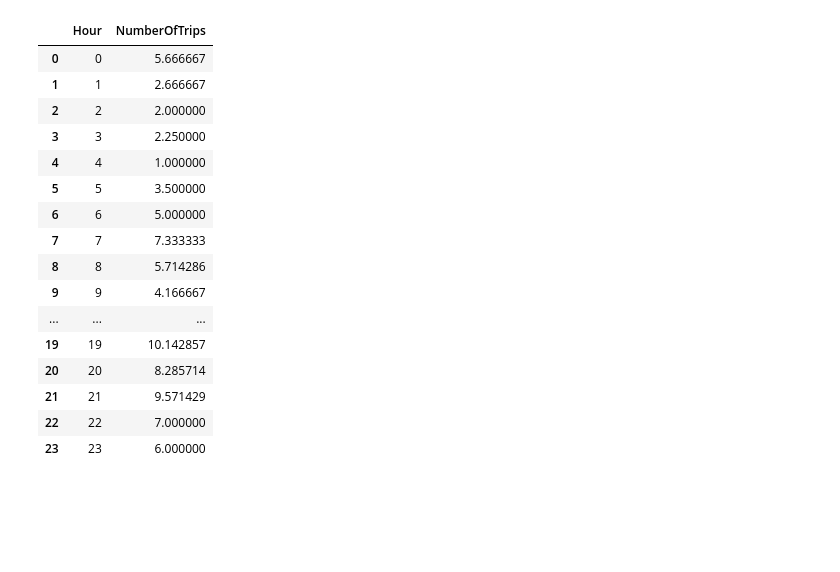
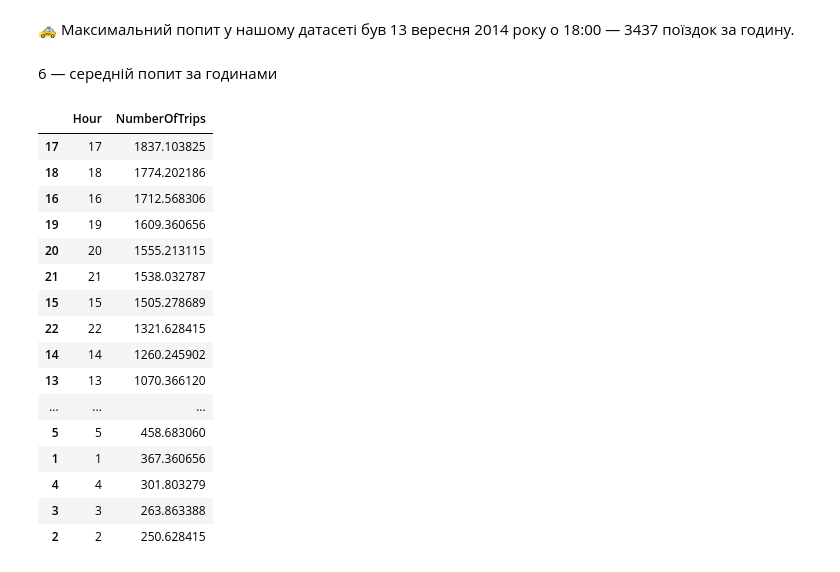
Before and after one commit to pavlenkosasha/MillionaireAPI, a Jupyter notebook: Uber_Pickups_in_New_York_City_PAVLENKO.ipynb, the cells around one changed output. Drawn from its saved outputs; the diff is of its cells as text; code cells hidden in the pictures; blank space fills up the shorter version.

```diff
--- a/Uber_Pickups_in_New_York_City_PAVLENKO.ipynb
+++ b/Uber_Pickups_in_New_York_City_PAVLENKO.ipynb
@@ -59,0 +32,4 @@ print("Період:", df["Date/Time"].min(), "-", df["Date/Time"].max())
+# %%
+for root, dirs, files_list in os.walk('/content/uber_data'):
+    for file in files_list:
+        print(os.path.join(root, file))
@@ -59,0 +58,22 @@ print("Період:", df["Date/Time"].min(), "-", df["Date/Time"].max())
+# %%
+import pandas as pd
+import os
+
+files_uber = [
+    '/content/uber_data/uber-raw-data-apr14.csv',
+    '/content/uber_data/uber-raw-data-may14.csv',
+    '/content/uber_data/uber-raw-data-jun14.csv',
+    '/content/uber_data/uber-raw-data-jul14.csv',
+    '/content/uber_data/uber-raw-data-aug14.csv',
+    '/content/uber_data/uber-raw-data-sep14.csv'
+]
+
+df_list = []
+
+for file in files_uber:
+    temp = pd.read_csv(file)
+    df_list.append(temp)
+
+df = pd.concat(df_list, ignore_index=True)
+
+print("Розмір повного датасету:", df.shape)
@@ -400,26 +237,33 @@ dtype: float64
+# %% [markdown]
+🚕 Максимальний попит у нашому датасеті був 13 вересня 2014 року о 18:00 — 3437 поїздок за годину.
+# %% [markdown]
+6 — середній попит за годинами
 # %%
 hour_demand = (
     target_df.groupby('Hour')['NumberOfTrips']
     .mean()
     .reset_index()
 )
 
-hour_demand
+hour_demand.sort_values(
+    'NumberOfTrips',
+    ascending=False
+)
 # %% [output]
 |  | Hour | NumberOfTrips |
-| 0 | 0 | 5.666667 |
-| 1 | 1 | 2.666667 |
-| 2 | 2 | 2.000000 |
-| 3 | 3 | 2.250000 |
-| 4 | 4 | 1.000000 |
-| 5 | 5 | 3.500000 |
-| 6 | 6 | 5.000000 |
-| 7 | 7 | 7.333333 |
-| 8 | 8 | 5.714286 |
-| 9 | 9 | 4.166667 |
+| 17 | 17 | 1837.103825 |
+| 18 | 18 | 1774.202186 |
+| 16 | 16 | 1712.568306 |
+| 19 | 19 | 1609.360656 |
+| 20 | 20 | 1555.213115 |
+| 21 | 21 | 1538.032787 |
+| 15 | 15 | 1505.278689 |
+| 22 | 22 | 1321.628415 |
+| 14 | 14 | 1260.245902 |
+| 13 | 13 | 1070.366120 |
 | ... | ... | ... |
-| 19 | 19 | 10.142857 |
-| 20 | 20 | 8.285714 |
-| 21 | 21 | 9.571429 |
-| 22 | 22 | 7.000000 |
-| 23 | 23 | 6.000000 |
+| 5 | 5 | 458.683060 |
+| 1 | 1 | 367.360656 |
+| 4 | 4 | 301.803279 |
+| 3 | 3 | 263.863388 |
+| 2 | 2 | 250.628415 |
```
Also changed, not shown: parts of 113 cells of this notebook.
